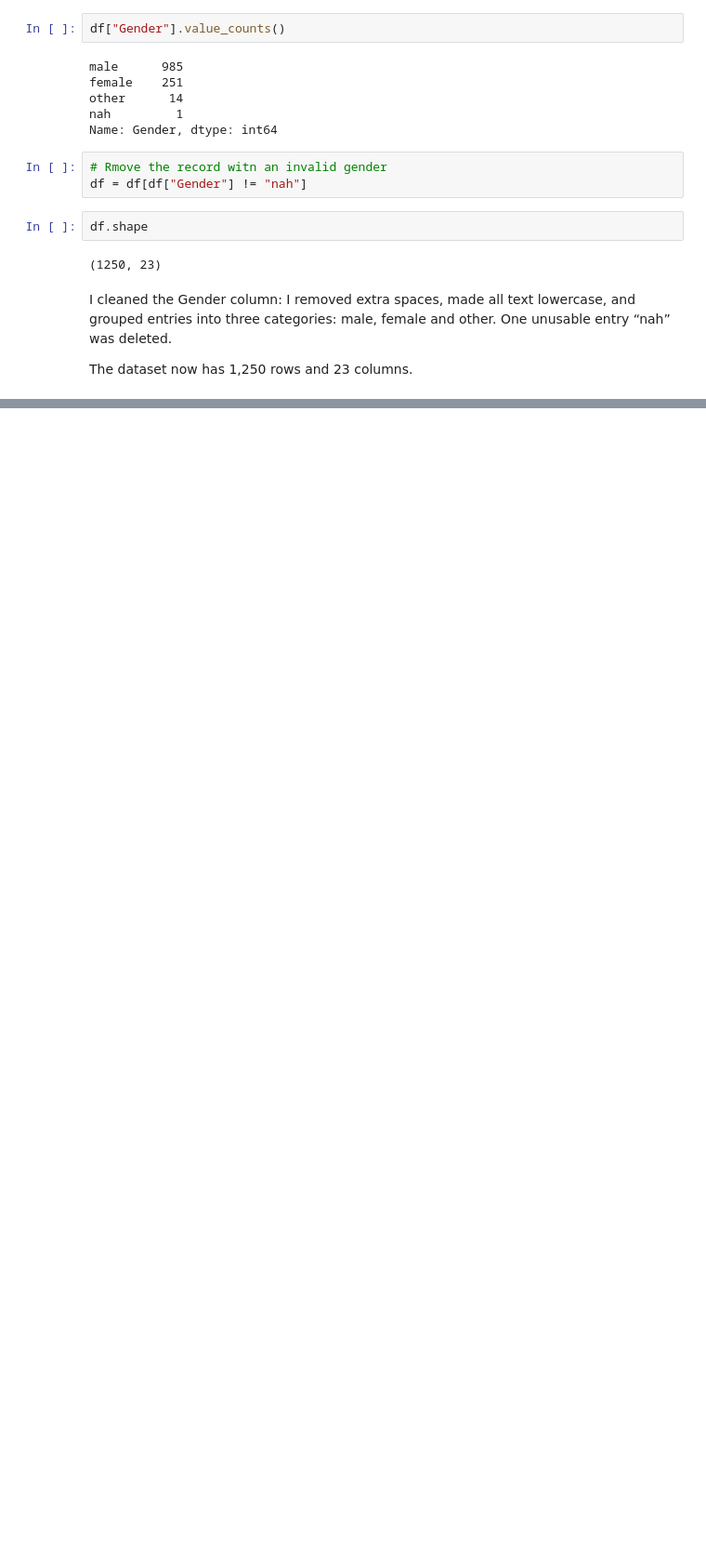
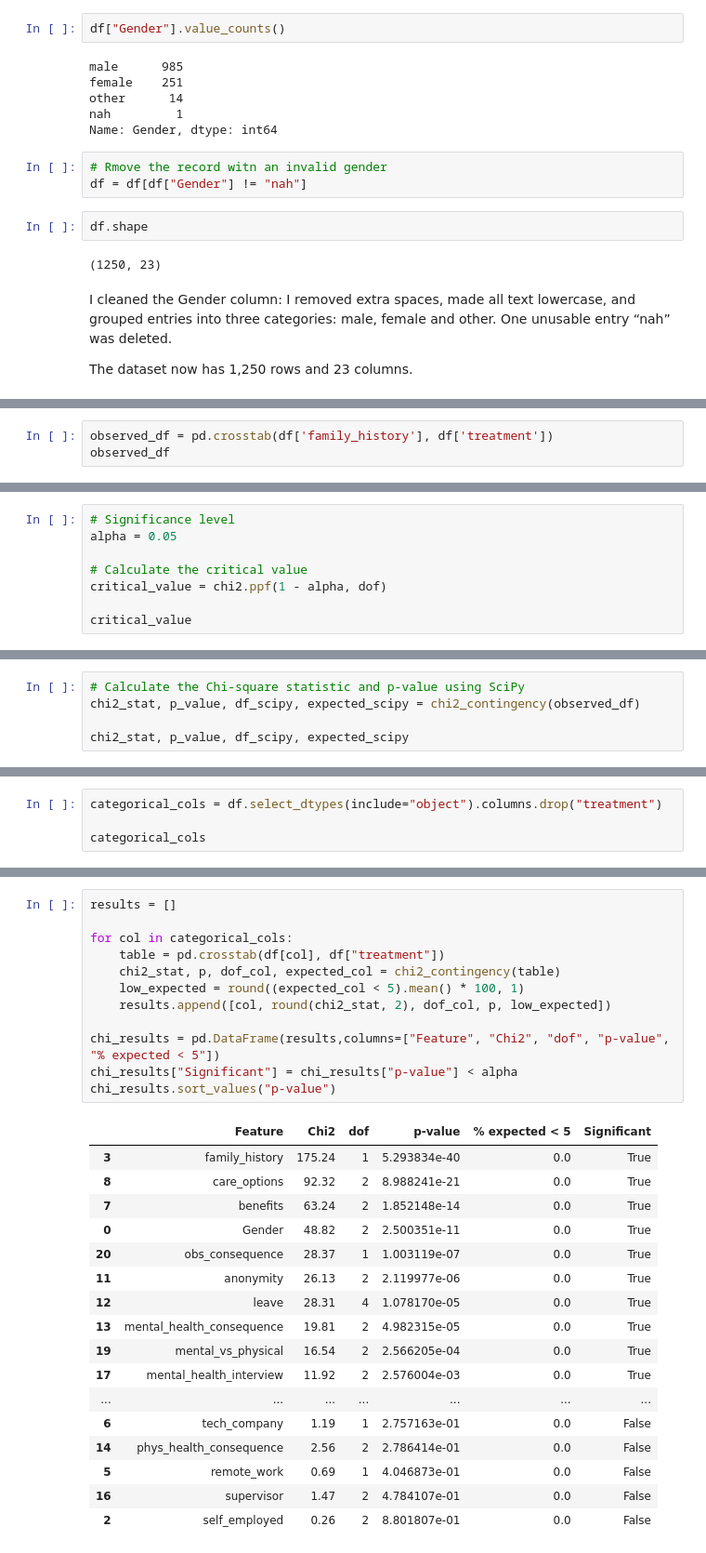
Before and after one commit to Huiyan-Li/CA1_Machine_Learning_Sept_2026, a Jupyter notebook: Huiyan_LI_2026466_Machine_learning_CA1.ipynb, the cells around one changed output, grey strips where cells are left out. Shown at 93% size. Drawn from its saved outputs; the diff is of its cells as text; blank space fills up the shorter version.

Commit message:
Add Part 3 data cleaning and chi-square test

```diff
--- a/Huiyan_LI_2026466_Machine_learning_CA1.ipynb
+++ b/Huiyan_LI_2026466_Machine_learning_CA1.ipynb
@@ -456,0 +503,3 @@ The dataset now has 1,250 rows and 23 columns.
+# %%
+observed_df = pd.crosstab(df['family_history'], df['treatment'])
+observed_df
@@ -456,0 +555,8 @@ The dataset now has 1,250 rows and 23 columns.
+# %%
+# Significance level
+alpha = 0.05
+
+# Calculate the critical value
+critical_value = chi2.ppf(1 - alpha, dof)
+
+critical_value
@@ -456,0 +581,5 @@ The dataset now has 1,250 rows and 23 columns.
+# %%
+# Calculate the Chi-square statistic and p-value using SciPy
+chi2_stat, p_value, df_scipy, expected_scipy = chi2_contingency(observed_df)
+
+chi2_stat, p_value, df_scipy, expected_scipy
@@ -456,0 +603,4 @@ The dataset now has 1,250 rows and 23 columns.
+# %%
+categorical_cols = df.select_dtypes(include="object").columns.drop("treatment")
+
+categorical_cols
@@ -456,0 +615,30 @@ The dataset now has 1,250 rows and 23 columns.
+# %%
+results = []
+
+for col in categorical_cols:
+    table = pd.crosstab(df[col], df["treatment"])
+    chi2_stat, p, dof_col, expected_col = chi2_contingency(table)
+    low_expected = round((expected_col < 5).mean() * 100, 1)
+    results.append([col, round(chi2_stat, 2), dof_col, p, low_expected])
+
+chi_results = pd.DataFrame(results,columns=["Feature", "Chi2", "dof", "p-value", "% expected < 5"])
+chi_results["Significant"] = chi_results["p-value"] < alpha
+chi_results.sort_values("p-value")
+# %% [output]
+|  | Feature | Chi2 | dof | p-value | % expected < 5 | Significant |
+| 3 | family_history | 175.24 | 1 | 5.293834e-40 | 0.0 | True |
+| 8 | care_options | 92.32 | 2 | 8.988241e-21 | 0.0 | True |
+| 7 | benefits | 63.24 | 2 | 1.852148e-14 | 0.0 | True |
+| 0 | Gender | 48.82 | 2 | 2.500351e-11 | 0.0 | True |
+| 20 | obs_consequence | 28.37 | 1 | 1.003119e-07 | 0.0 | True |
+| 11 | anonymity | 26.13 | 2 | 2.119977e-06 | 0.0 | True |
+| 12 | leave | 28.31 | 4 | 1.078170e-05 | 0.0 | True |
+| 13 | mental_health_consequence | 19.81 | 2 | 4.982315e-05 | 0.0 | True |
+| 19 | mental_vs_physical | 16.54 | 2 | 2.566205e-04 | 0.0 | True |
+| 17 | mental_health_interview | 11.92 | 2 | 2.576004e-03 | 0.0 | True |
+| ... | ... | ... | ... | ... | ... | ... |
+| 6 | tech_company | 1.19 | 1 | 2.757163e-01 | 0.0 | False |
+| 14 | phys_health_consequence | 2.56 | 2 | 2.786414e-01 | 0.0 | False |
+| 5 | remote_work | 0.69 | 1 | 4.046873e-01 | 0.0 | False |
+| 16 | supervisor | 1.47 | 2 | 4.784107e-01 | 0.0 | False |
+| 2 | self_employed | 0.26 | 2 | 8.801807e-01 | 0.0 | False |
```
Also changed, not shown: parts of 28 cells of this notebook.
